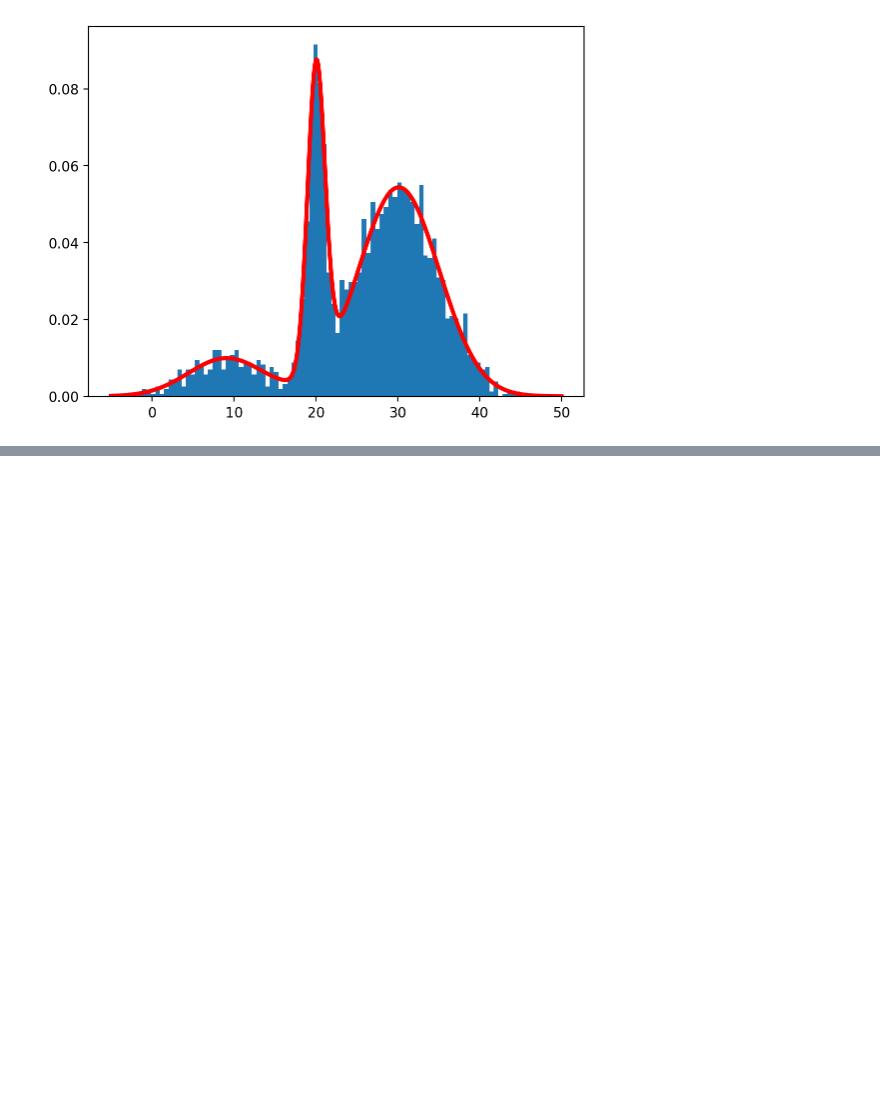
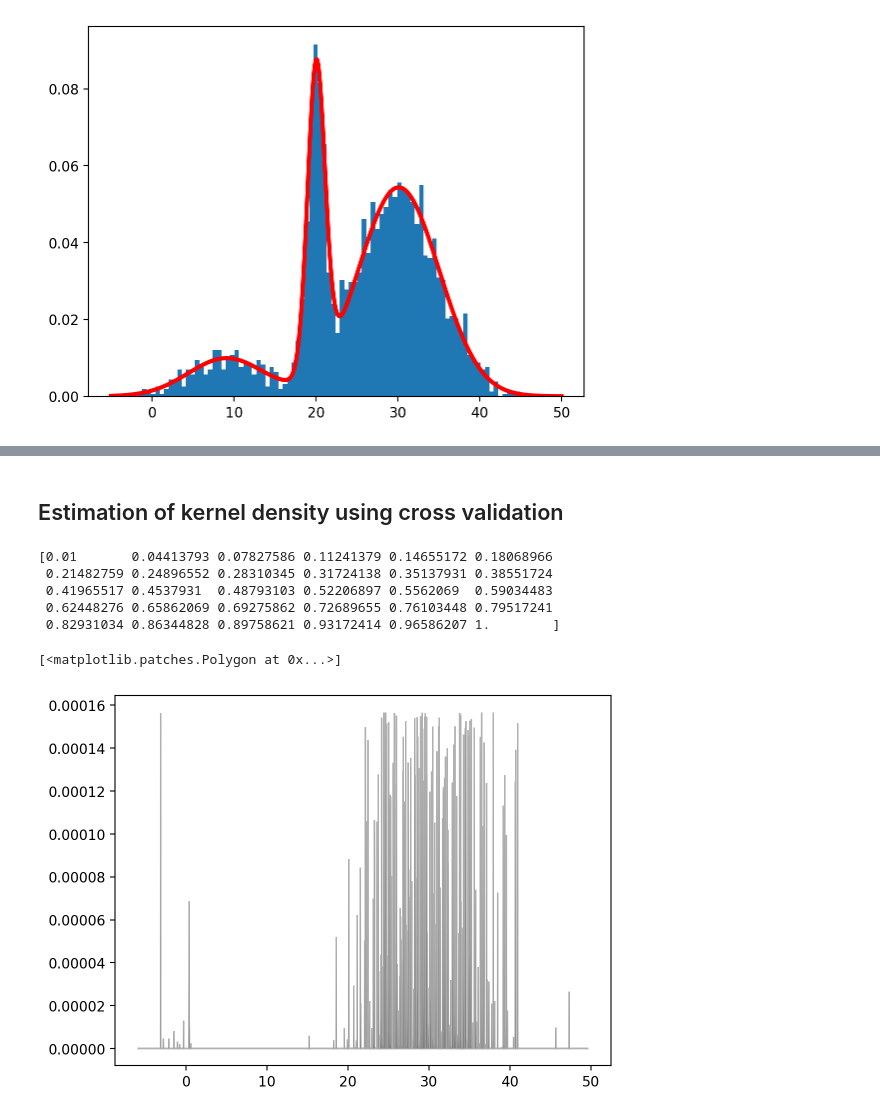
Before and after one commit to Matthew01-crypto/astrostatistics_bicocca_2025, a Jupyter notebook: lectures/Executives/Black Holes Modes (L06).ipynb, the cells around one changed output, grey strips where cells are left out. Cells and saved outputs as stored; diff of their text form; code cells hidden in the pictures; blank space fills up the shorter version.

```diff
--- a/lectures/Executives/Black Holes Modes (L06).ipynb
+++ b/lectures/Executives/Black Holes Modes (L06).ipynb
@@ -92,0 +93,32 @@ plt.show()
+# %% [markdown]
+ ## Estimation of kernel density using cross validation
+# %%
+# Complete and Execute this cell to determine the bandwidth
+from sklearn.neighbors import KernelDensity
+from sklearn.model_selection import GridSearchCV
+from scipy import stats
+
+bwrange = np.linspace(0.01,1.0, 30) # Test 30 bandwidths from 0.1 to 1.0
+print(bwrange)
+K = 10 # Do 5-fold cross validation
+grid = GridSearchCV(KernelDensity(), {'bandwidth': bwrange}, cv= K) # Try each bandwidth with K-folds
+grid.fit(data.reshape(-1,1)) #Fit the data that we started the lecture with.
+h_opt = grid.best_params_['bandwidth']
+
+bins = np.linspace(min(data)-1, max(data) + 1, 130)
+
+binwidth = bins[1] - bins[0]
+x_grid = np.linspace(min(data)-1, max(data) + 1, len(data))
+y_plot = binwidth * stats.norm.pdf(x_grid, data, h_opt)
+y_plot /= (binwidth * len(data))
+# %% [output]
+[0.01       0.04413793 0.07827586 0.11241379 0.14655172 0.18068966
+ 0.21482759 0.24896552 0.28310345 0.31724138 0.35137931 0.38551724
+ 0.41965517 0.4537931  0.48793103 0.52206897 0.5562069  0.59034483
+ 0.62448276 0.65862069 0.69275862 0.72689655 0.76103448 0.79517241
+ 0.82931034 0.86344828 0.89758621 0.93172414 0.96586207 1.        ]
+# %%
+plt.fill(x_grid, y_plot, ec='k', lw=1, fc='k', alpha=0.3)
+# %% [output]
+[<matplotlib.patches.Polygon at 0x...>]
+[figure, added]
```
Also changed, not shown: parts of 2 cells of this notebook, 7 other files.
